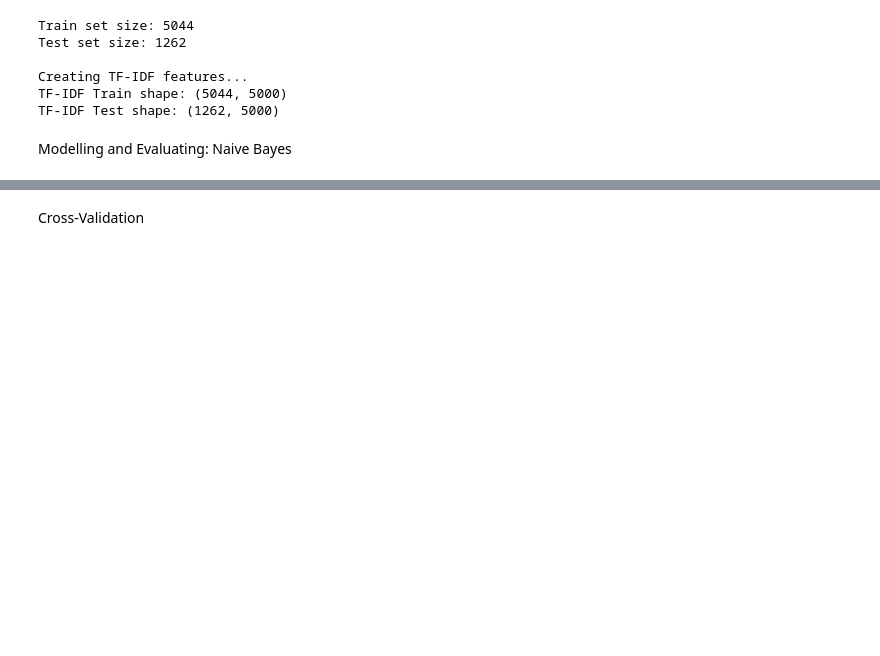
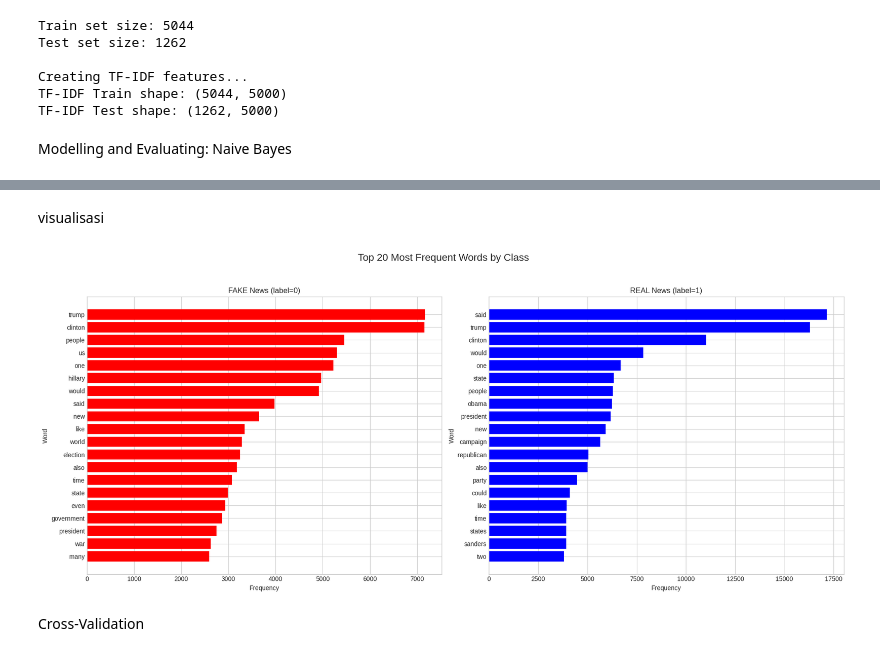
Before and after one commit to WahyuKhairi06/BigData_2311531009_Wahyu-Khairi, a Jupyter notebook: Tugas Akhir Big Data/Naive_bayes.ipynb, the cells around one changed output, grey strips where cells are left out. Cells and saved outputs as stored; diff of their text form; code cells hidden in the pictures; blank space fills up the shorter version.

```diff
--- a/Tugas Akhir Big Data/Naive_bayes.ipynb
+++ b/Tugas Akhir Big Data/Naive_bayes.ipynb
@@ -289,3 +373,28 @@ VISUALISASI FEATURE IMPORTANCE
+# %% [markdown]
+visualisasi
+# %%
+plt.style.use('seaborn-v0_8-whitegrid')
+fig, axes = plt.subplots(1, 2, figsize=(18, 8))
+fig.suptitle("Top 20 Most Frequent Words by Class", fontsize=16)
+
+# FAKE news visualization
+axes[0].barh(df_fake_freq["Word"], df_fake_freq["Frequency"], color="red")
+axes[0].invert_yaxis()
+axes[0].set_title("FAKE News (label=0)")
+axes[0].set_xlabel("Frequency")
+axes[0].set_ylabel("Word")
+
+# REAL news visualization
+axes[1].barh(df_real_freq["Word"], df_real_freq["Frequency"], color="blue")
+axes[1].invert_yaxis()
+axes[1].set_title("REAL News (label=1)")
+axes[1].set_xlabel("Frequency")
+axes[1].set_ylabel("Word")
+
+plt.tight_layout(rect=[0, 0.03, 1, 0.95])
+plt.show()
+# %% [output]
+[figure, added]
 # %% [markdown]
 Cross-Validation
 # %%
```
Also changed, not shown: parts of 16 cells of this notebook.
